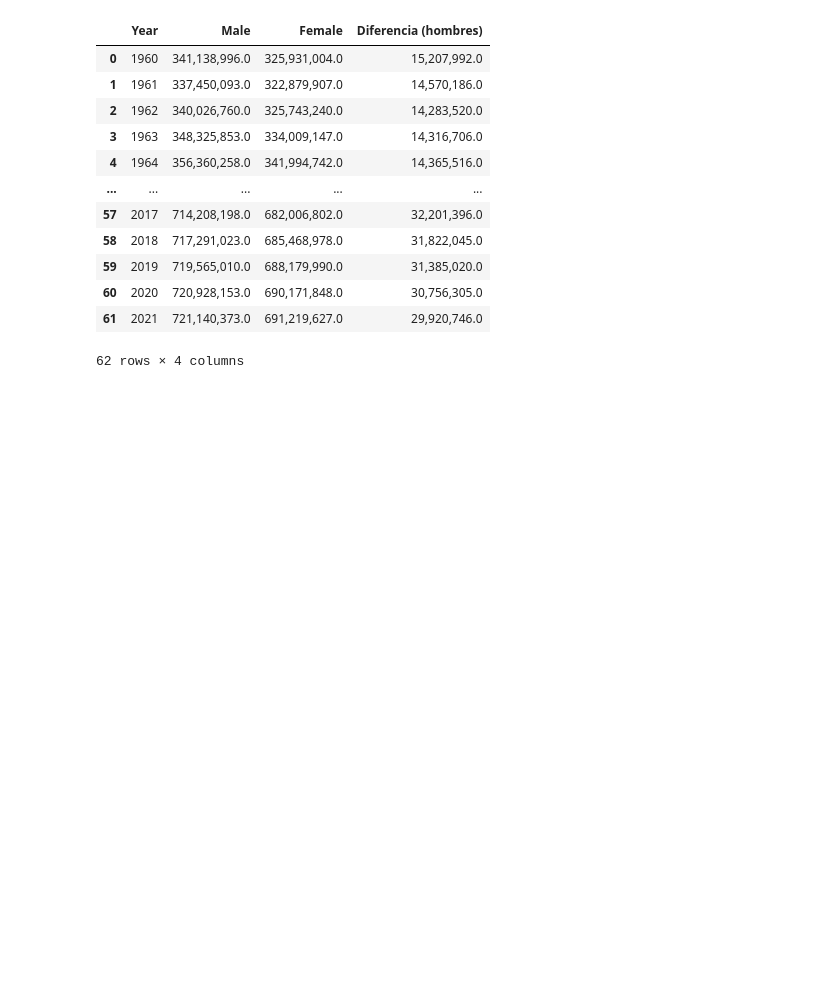
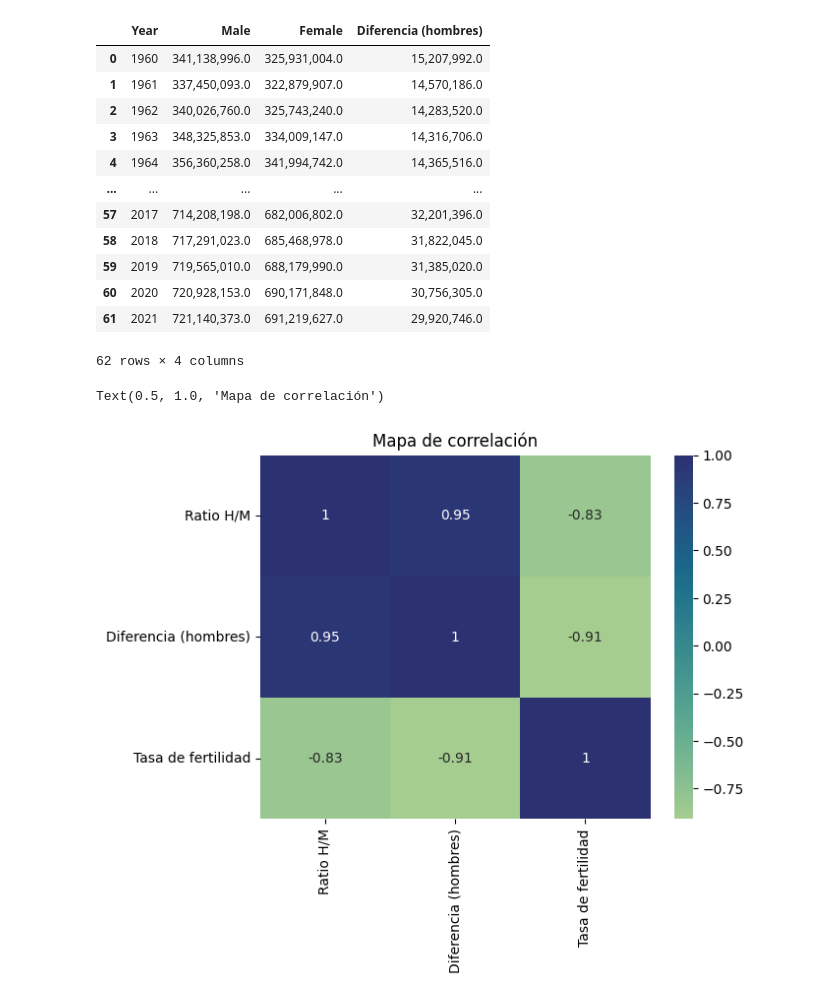
Before and after one commit to appeceix/China_population_EDA, a Jupyter notebook: main.ipynb, the cells around one changed output. Saved outputs shown, nothing was run; the diff lists cells and outputs as text; code cells hidden in the pictures; blank space fills up the shorter version.

Commit message:
Last plots and age csv

```diff
--- a/main.ipynb
+++ b/main.ipynb
@@ -431,0 +435,16 @@ fig_diferencia_h_m
+# %%
+# Correlación entre descenso tasa fertilidad y nº de hombres y mujeres.
+corr_matrix = pd.DataFrame
+col1 = df_male_china["Ratio"]
+col1 = col1.rename("Ratio H/M")
+col2 = dif_h_m["Diferencia (hombres)"]
+#col3 = df_var_interanual_china["Crecimiento interanual"]
+col4 = df_china_fertility["Tasa de fertilidad"]
+
+corr_matrix = pd.concat([col1, col2, col4], axis=1)
+corr = corr_matrix.corr()
+mapa_calor = sns.heatmap(corr, annot=True, cmap="crest")
+mapa_calor.set_title("Mapa de correlación")
+# %% [output]
+Text(0.5, 1.0, 'Mapa de correlación')
+[figure, added]
```
Also changed, not shown: parts of 15 cells of this notebook, 6 other files.
